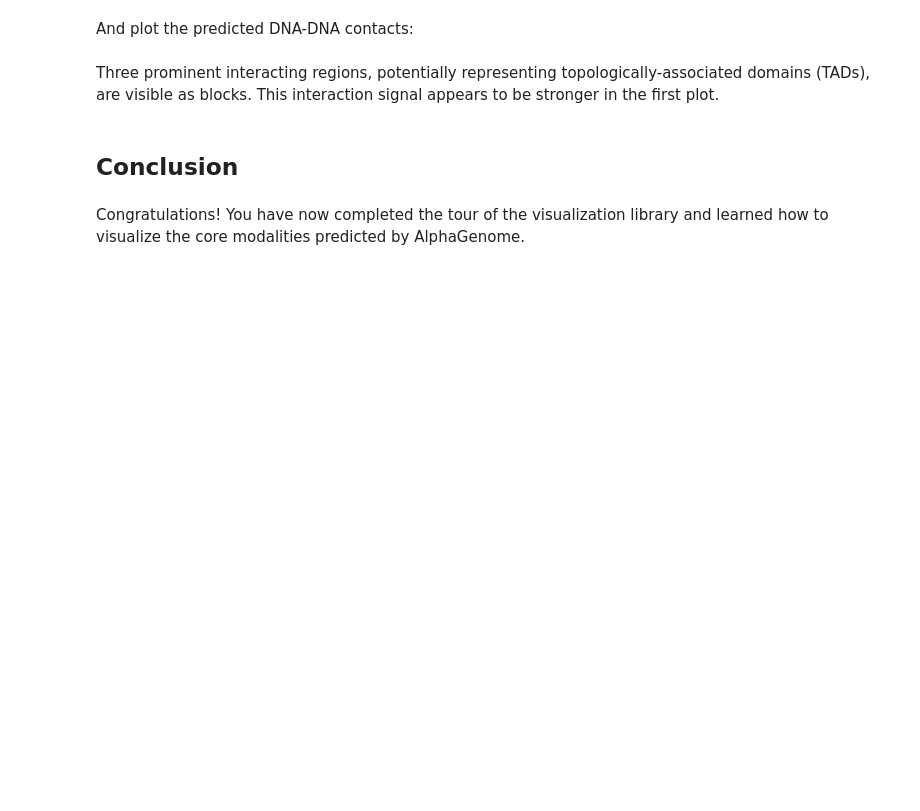
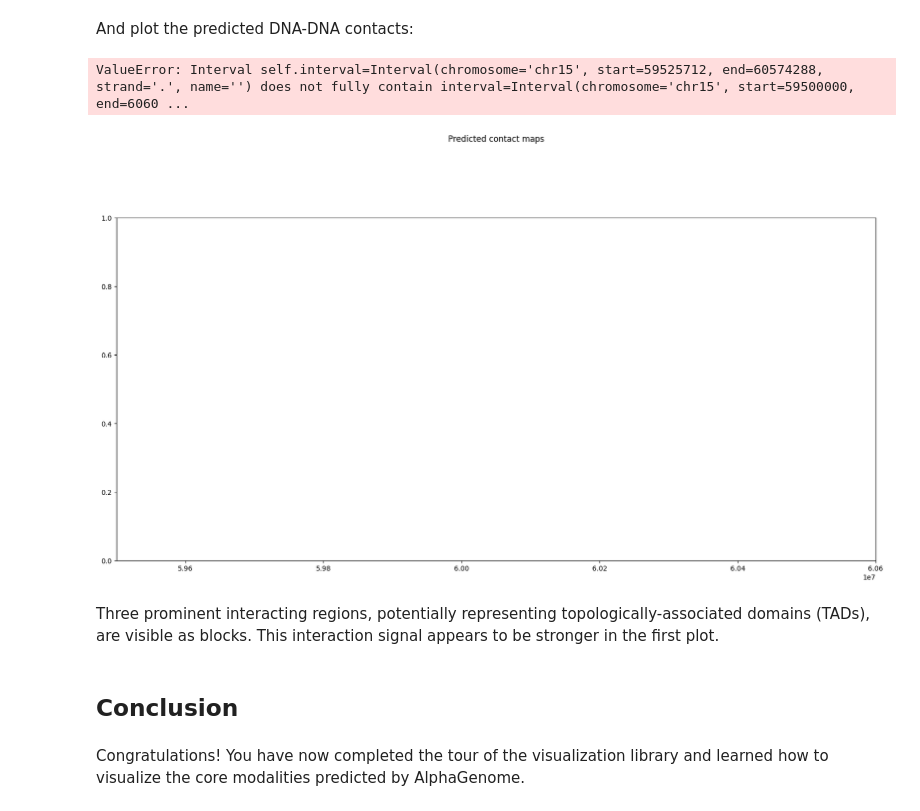
Before and after one commit to langxiuyuan/Gene520-Fall-2025, a Jupyter notebook: colabs/visualization_modality_tour.ipynb, the cells around one changed output. Drawn from its saved outputs; the diff is of its cells as text; code cells hidden in the pictures; blank space fills up the shorter version.

```diff
--- a/colabs/visualization_modality_tour.ipynb
+++ b/colabs/visualization_modality_tour.ipynb
@@ -832,7 +851,9 @@ Let's make the contact map predictions for a colon cell line:
 # Define interval to make predictions for (used throughout this tutorial).
 # Note that the interval width must be one of the supported sequence lengths.
 # chr15:60,400,949-61,300,000
-
-interval = genome.Interval('chr15', 60_400_949, 61_300_000).resize(
-    dna_client.SEQUENCE_LENGTH_1MB
+# chr15:59,500,000-60,600,000 > 1Mb
+# chr10:84,065,000-84,700,000
+interval = genome.Interval('chr10', 84_065_000, 84_700_000).resize(
+    dna_client.SEQUENCE_LENGTH_2MB
 )
+plot_interval = genome.Interval('chr15', 84_065_000, 84_700_000)
@@ -880,22 +878,23 @@ mpl.colormaps.register(custom_cmap)
-# %%
-plot_interval = genome.Interval('chr15', 60_400_949, 61_300_000)
 # %%
 plot = plot_components.plot(
     [
         plot_components.TranscriptAnnotation(longest_transcripts),
         plot_components.ContactMaps(
             tdata=output.contact_maps,
             ylabel_template='{biosample_name}\n{name}',
             cmap='custom_red',
             vmax=2.0,
-            vmin=1.0
+            vmin=0.5
         ),
     ],
     interval=plot_interval,
     title='Predicted contact maps',
 )
 plot.savefig("contact_map.png", dpi=300, bbox_inches="tight")
 plt.show()
+# %% [output]
+ValueError: Interval self.interval=Interval(chromosome='chr15', start=59525712, end=60574288, strand='.', name='') does not fully contain interval=Interval(chromosome='chr15', start=59500000, end=6060 ...
+[figure, added]
 # %% [markdown]
 Three prominent interacting regions, potentially representing
 topologically-associated domains (TADs), are visible as blocks. This interaction
```
Also changed, not shown: parts of 5 cells of this notebook.
